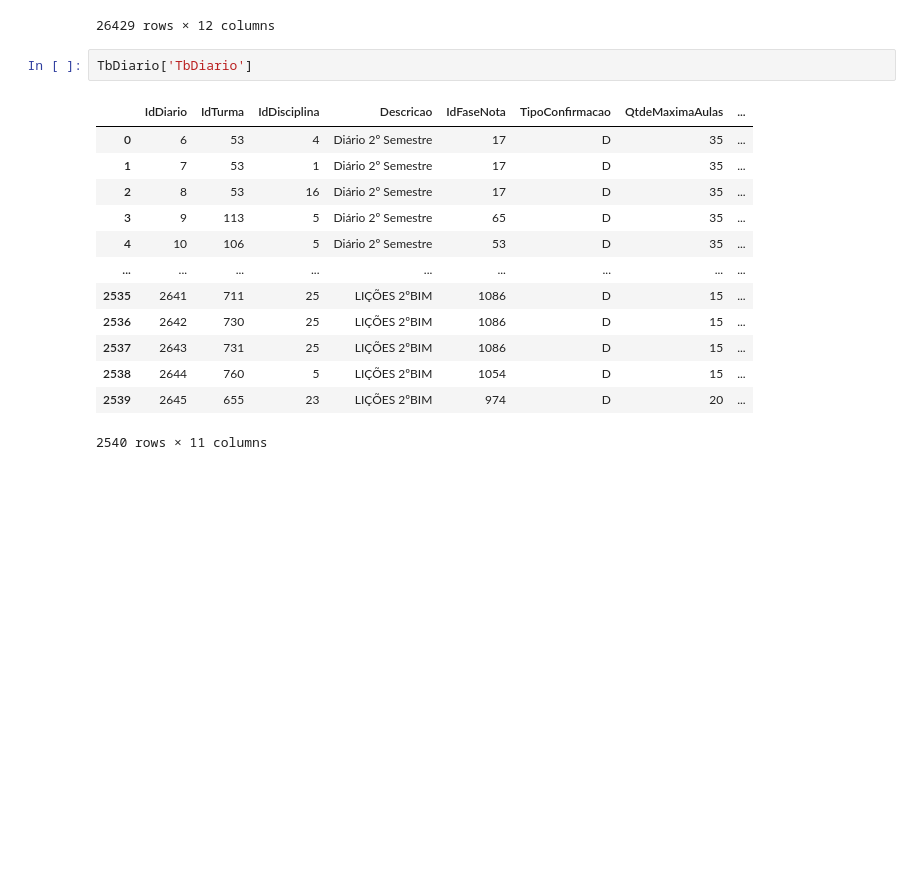
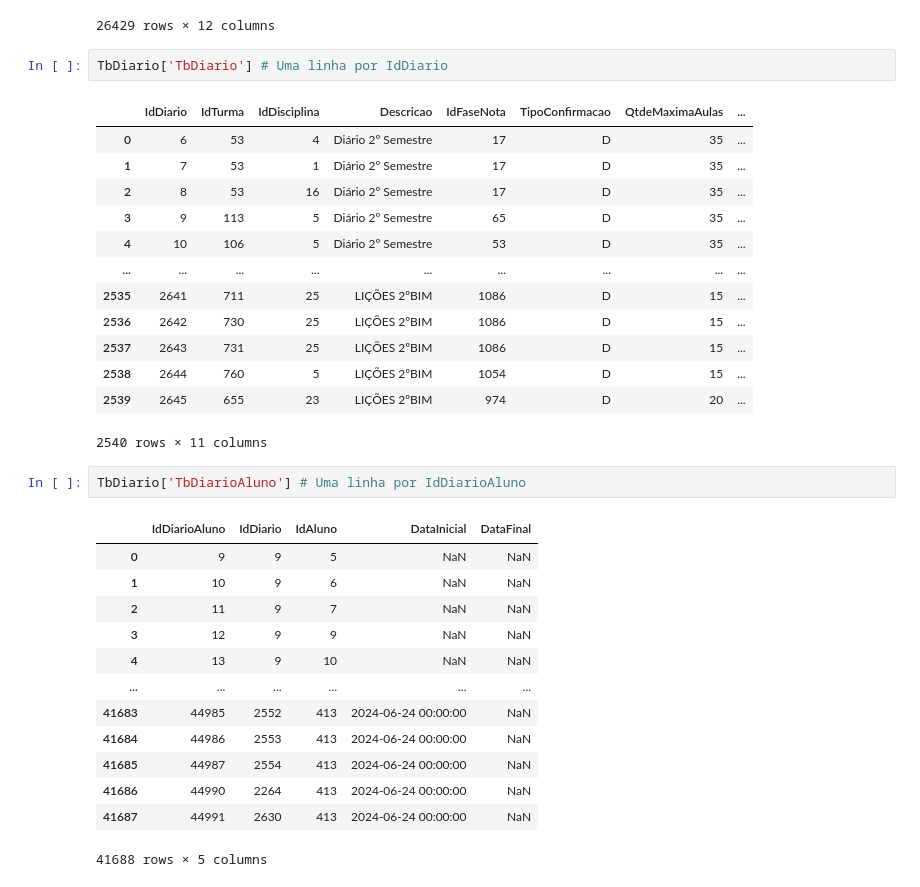
Before and after one commit to johnnathan862/pos-tech-datathon, a Jupyter notebook: creating_features.ipynb, the cells around one changed output. Cells and saved outputs as stored; diff of their text form; blank space fills up the shorter version.

```diff
--- a/creating_features.ipynb
+++ b/creating_features.ipynb
@@ -323,7 +337,7 @@ TbAlunos['TbAlunoObs']
 | 26428 | 674 | 26599 | -99 | False | 2024-07-05 00:00:00 | 297 | ... |
 26429 rows × 12 columns
 # %%
-TbDiario['TbDiario']
+TbDiario['TbDiario'] # Uma linha por IdDiario
 # %% [output]
 |  | IdDiario | IdTurma | IdDisciplina | Descricao | IdFaseNota | TipoConfirmacao | QtdeMaximaAulas | ... |
 | 0 | 6 | 53 | 4 | Diário 2º Semestre | 17 | D | 35 | ... |
@@ -338,3 +352,19 @@ TbDiario['TbDiario']
 | 2538 | 2644 | 760 | 5 | LIÇÕES 2ºBIM | 1054 | D | 15 | ... |
 | 2539 | 2645 | 655 | 23 | LIÇÕES 2ºBIM | 974 | D | 20 | ... |
 2540 rows × 11 columns
+# %%
+TbDiario['TbDiarioAluno'] # Uma linha por IdDiarioAluno
+# %% [output]
+|  | IdDiarioAluno | IdDiario | IdAluno | DataInicial | DataFinal |
+| 0 | 9 | 9 | 5 | NaN | NaN |
+| 1 | 10 | 9 | 6 | NaN | NaN |
+| 2 | 11 | 9 | 7 | NaN | NaN |
+| 3 | 12 | 9 | 9 | NaN | NaN |
+| 4 | 13 | 9 | 10 | NaN | NaN |
+| ... | ... | ... | ... | ... | ... |
+| 41683 | 44985 | 2552 | 413 | 2024-06-24 00:00:00 | NaN |
+| 41684 | 44986 | 2553 | 413 | 2024-06-24 00:00:00 | NaN |
+| 41685 | 44987 | 2554 | 413 | 2024-06-24 00:00:00 | NaN |
+| 41686 | 44990 | 2264 | 413 | 2024-06-24 00:00:00 | NaN |
+| 41687 | 44991 | 2630 | 413 | 2024-06-24 00:00:00 | NaN |
+41688 rows × 5 columns
```
Also changed, not shown: parts of 11 cells of this notebook.
